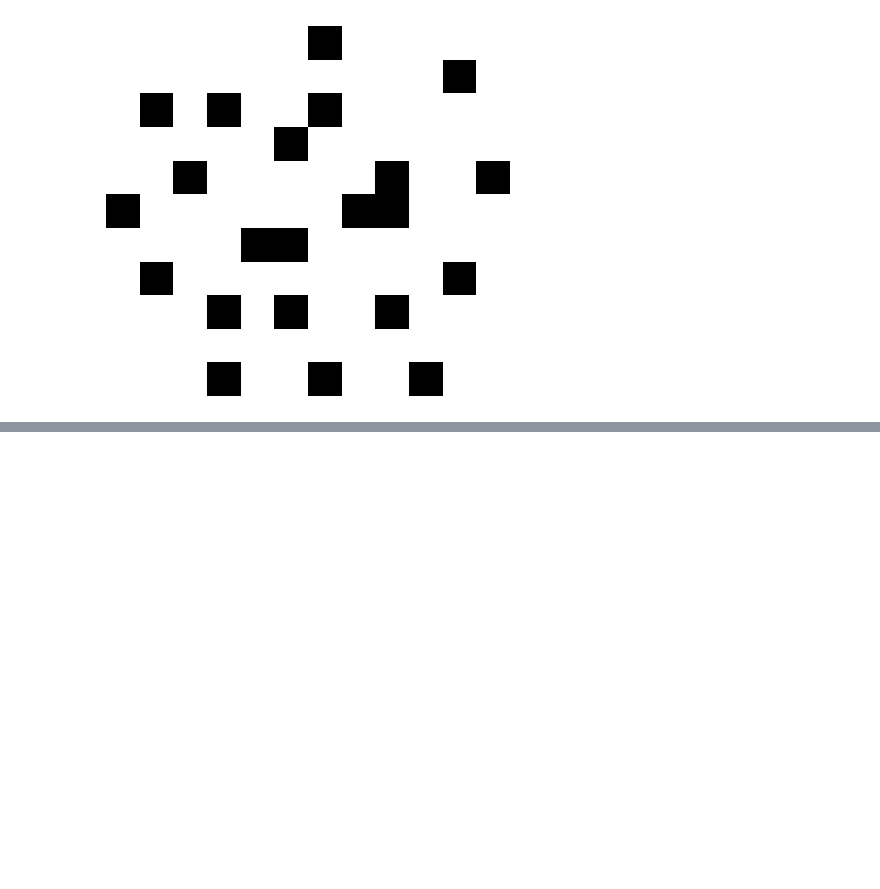
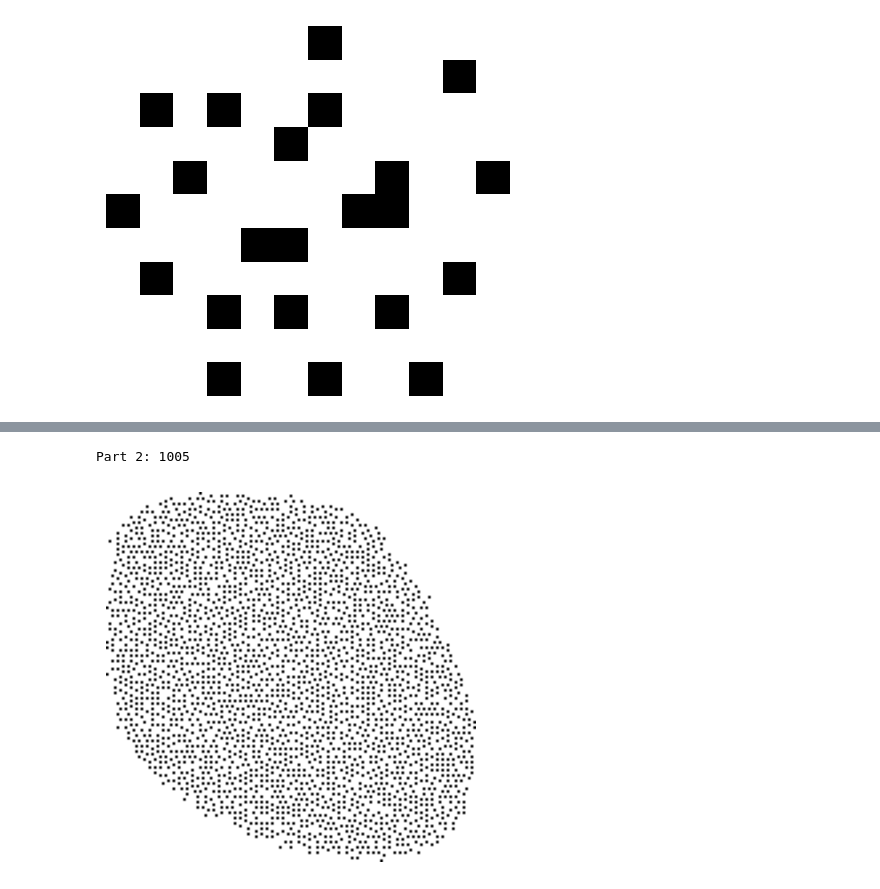
Before and after one commit to marcodelmastro/AdventOfCode2022, a Jupyter notebook: Day23.ipynb, the cells around one changed output, grey strips where cells are left out. Cells and saved outputs as stored; diff of their text form; code cells hidden in the pictures; blank space fills up the shorter version.

```diff
--- a/Day23.ipynb
+++ b/Day23.ipynb
@@ -175,0 +182,9 @@ len(elfs.keys())
+# %%
+sol2,grid2 = part2(elfs)
+print("Part 2:",sol2)
+
+plt.imshow(grid2,origin="lower",cmap="binary")
+_ = plt.axis('off')
+# %% [output]
+Part 2: 1005
+[figure, added]
```
Also changed, not shown: parts of 10 cells of this notebook.
